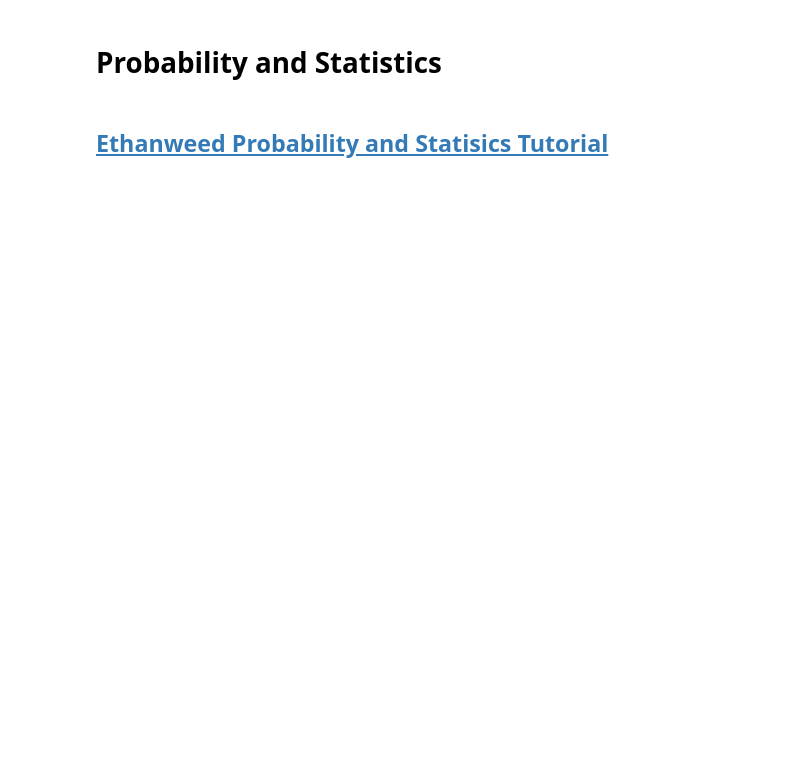
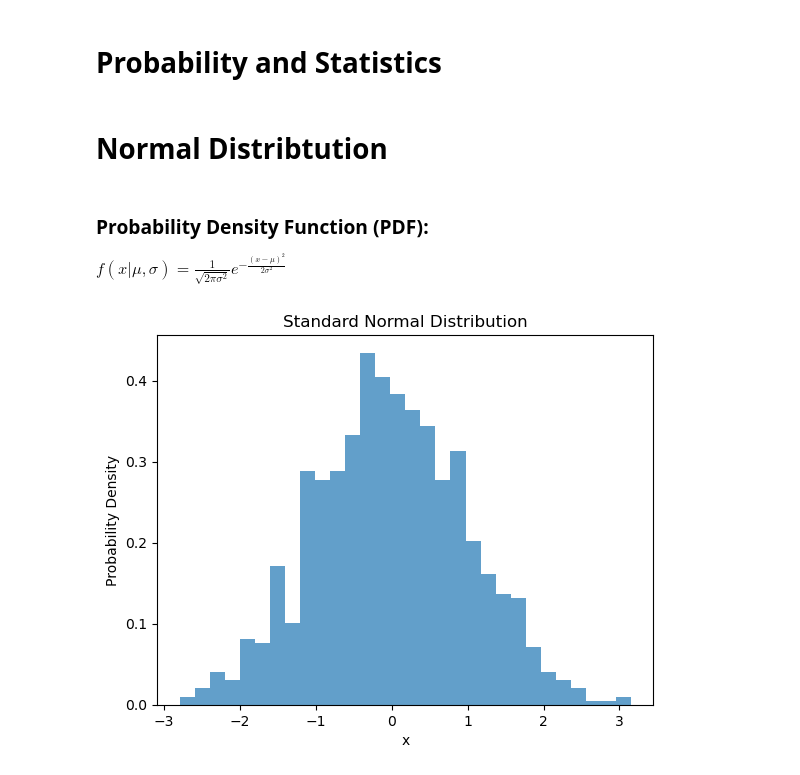
Before and after one commit to lotlouischoitslab/Computational_Transportation_Science, a Jupyter notebook: 00Transportation_Intro/01Louis_Python_Notes.ipynb, the cells around one changed output. Drawn from its saved outputs; the diff is of its cells as text; code cells hidden in the pictures; blank space fills up the shorter version.

```diff
--- a/00Transportation_Intro/01Louis_Python_Notes.ipynb
+++ b/00Transportation_Intro/01Louis_Python_Notes.ipynb
@@ -492,4 +656,2 @@ print(total)
 # %% [markdown]
 # Probability and Statistics
-# %% [markdown]
-## [Ethanweed Probability and Statisics Tutorial](https://ethanweed.github.io/pythonbook/04.02-probability.html)
@@ -507,0 +658,21 @@ fig = sns.barplot(x='eventNames', y='probabilities', data=df)
+# %% [markdown]
+# Normal Distribtution
+# %% [markdown]
+### Probability Density Function (PDF):
+
+$ f(x|\mu,\sigma) = \frac{1}{\sqrt{2\pi\sigma^2}}e^{-\frac{(x-\mu)^2}{2\sigma^2}} $
+# %%
+from scipy.stats import norm
+import matplotlib.pyplot as plt
+
+# Generate random samples from a standard normal distribution
+samples = norm.rvs(size=1000)
+
+# Plot a histogram of the samples
+plt.hist(samples, bins=30, density=True, alpha=0.7)
+plt.xlabel('x')
+plt.ylabel('Probability Density')
+plt.title('Standard Normal Distribution')
+plt.show()
+# %% [output]
+[figure, added]
```
Also changed, not shown: parts of 124 cells of this notebook, 1 other file.
